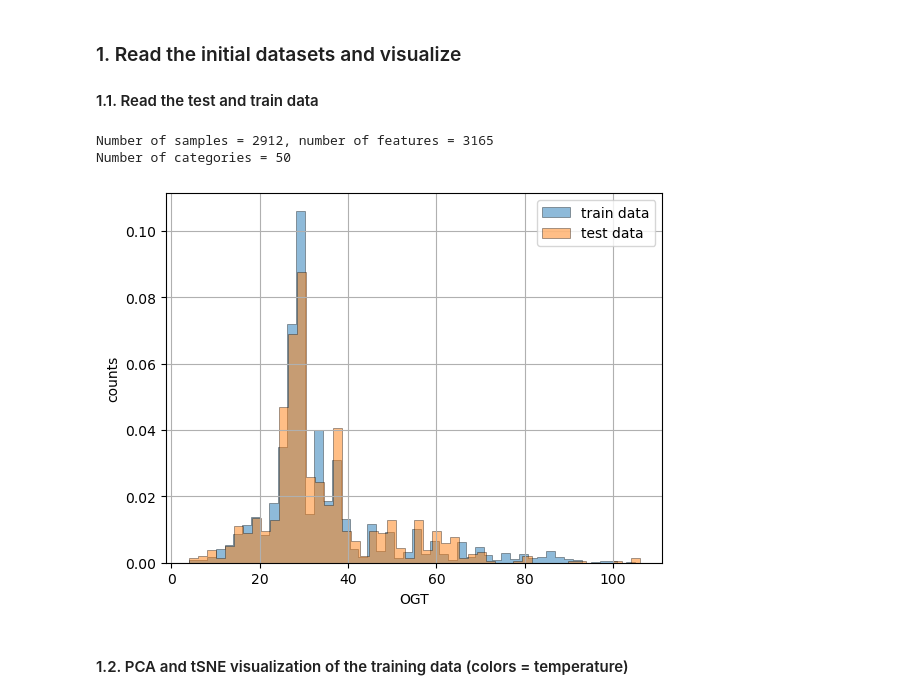
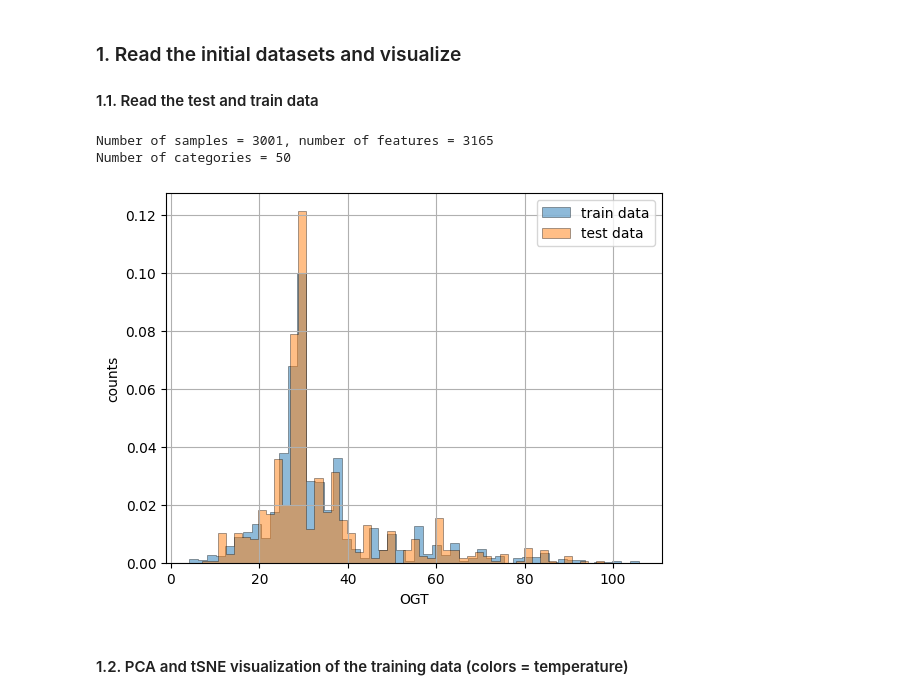
Before and after one commit to oist/gene-context, a Jupyter notebook: jupyter_notebooks/ogt_result_visualization.ipynb, the cells around one changed output. Saved outputs shown, nothing was run; the diff lists cells and outputs as text; code cells hidden in the pictures.

```diff
--- a/jupyter_notebooks/ogt_result_visualization.ipynb
+++ b/jupyter_notebooks/ogt_result_visualization.ipynb
@@ -8,41 +8,41 @@ import pandas as pd
 import numpy as np
 import matplotlib.pyplot as plt
 import torch
 import os
 import sys
 
 # Add the parent directory to sys.path (to import util function)
 parent_dir = os.path.abspath(os.path.join(os.getcwd(), ".."))
 if parent_dir not in sys.path:
     sys.path.append(parent_dir)
 
 #from set_transformer.main import read_ogt_data
 from utils.utils import read_ogt_data
 
 device = torch.device("cuda" if torch.cuda.is_available() else "cpu")
 num_classes = 50
 
-#ogt_continuous_flag = True
-#X_train, X_train_column_names, y_train, X_test, X_test_column_names, y_test, categories_linspace = read_ogt_data(device, num_classes, ogt_continuous_flag)
+ogt_continuous_flag = True
+X_train, X_train_column_names, y_train, X_test, X_test_column_names, y_test, categories_linspace = read_ogt_data(device, num_classes, ogt_continuous_flag)
 
 
 precence_only_flag = False
-X_train, X_train_column_names, y_train, X_test, X_test_column_names, y_test = read_ogt_data_custom_split(train_filename, test_filename, ogt_label_filename, device, precence_only_flag)
-
+#X_train, X_train_column_names, y_train, X_test, X_test_column_names, y_test = read_ogt_data_custom_split(train_filename, test_filename, ogt_label_filename, device, precence_only_flag)
+#X_train, y_train, X_test, y_test = X_train.cpu(), y_train.cpu(), X_test.cpu(), y_test.cpu()
 
 print(f"Number of samples = {len(X_train)}, number of features = {len(X_train_column_names)}")
 print(f"Number of categories = {num_classes}")
 
-hist = plt.hist(y_train, bins = 50, density = True, label = "train data", alpha = 0.5, histtype='stepfilled', edgecolor='black', linewidth=0.5)
-hist = plt.hist(y_test, bins = 50, density = True, label = "test data", alpha = 0.5, histtype='stepfilled', edgecolor='black', linewidth=0.5)
+hist = plt.hist(y_train.cpu(), bins = 50, density = True, label = "train data", alpha = 0.5, histtype='stepfilled', edgecolor='black', linewidth=0.5)
+hist = plt.hist(y_test.cpu(), bins = 50, density = True, label = "test data", alpha = 0.5, histtype='stepfilled', edgecolor='black', linewidth=0.5)
 plt.xlabel("OGT")
 plt.ylabel("counts")
 plt.grid(True)
 plt.legend();
 # %% [output]
-Number of samples = 2912, number of features = 3165
+Number of samples = 3001, number of features = 3165
 Number of categories = 50
-[figure, old version]
+[figure, new version]
 # %% [markdown]
 #### 1.2. PCA and tSNE visualization of the training data (colors = temperature)
 # %%
```
Also changed, not shown: parts of 13 cells of this notebook, 3 other files.
